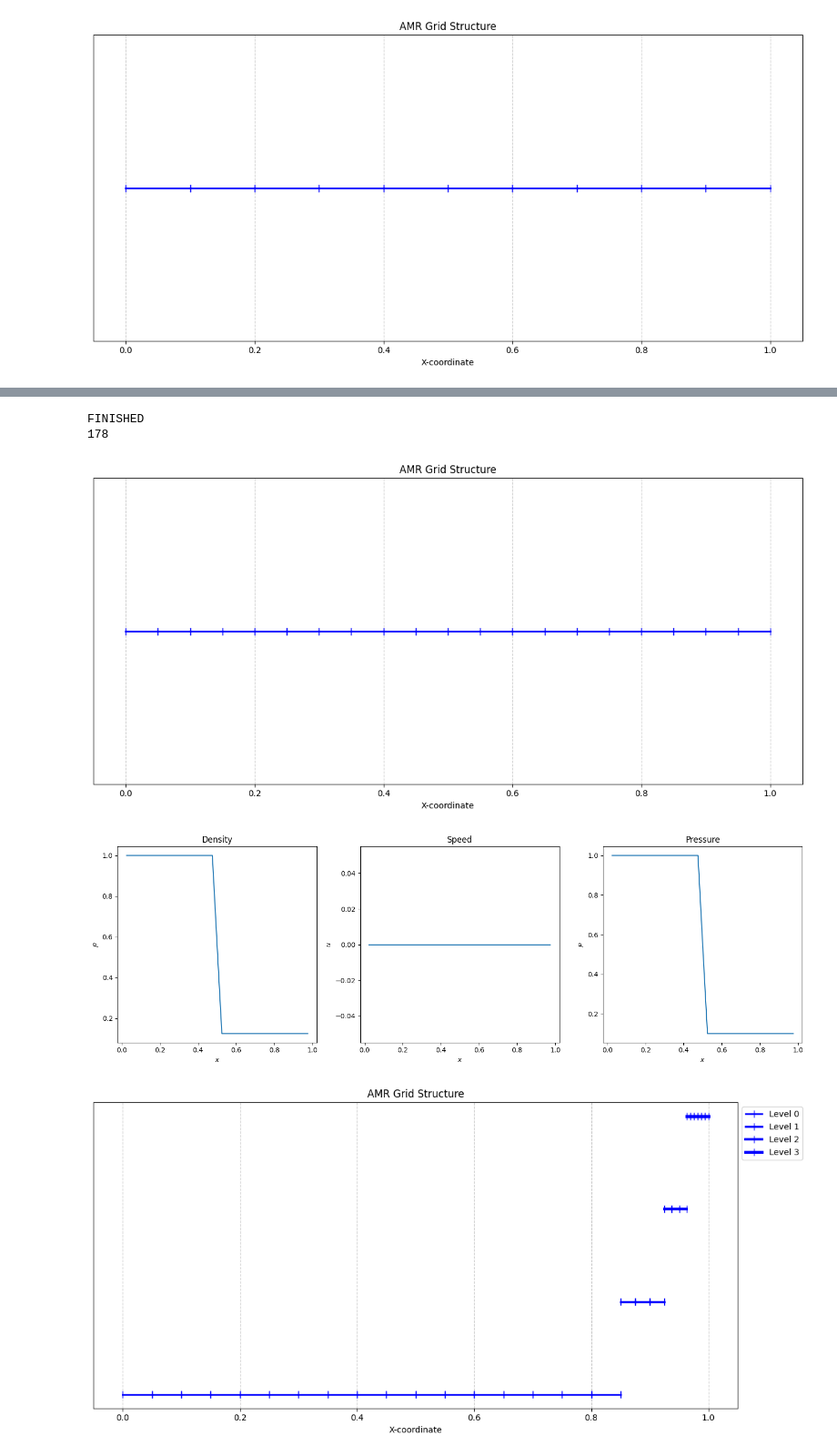
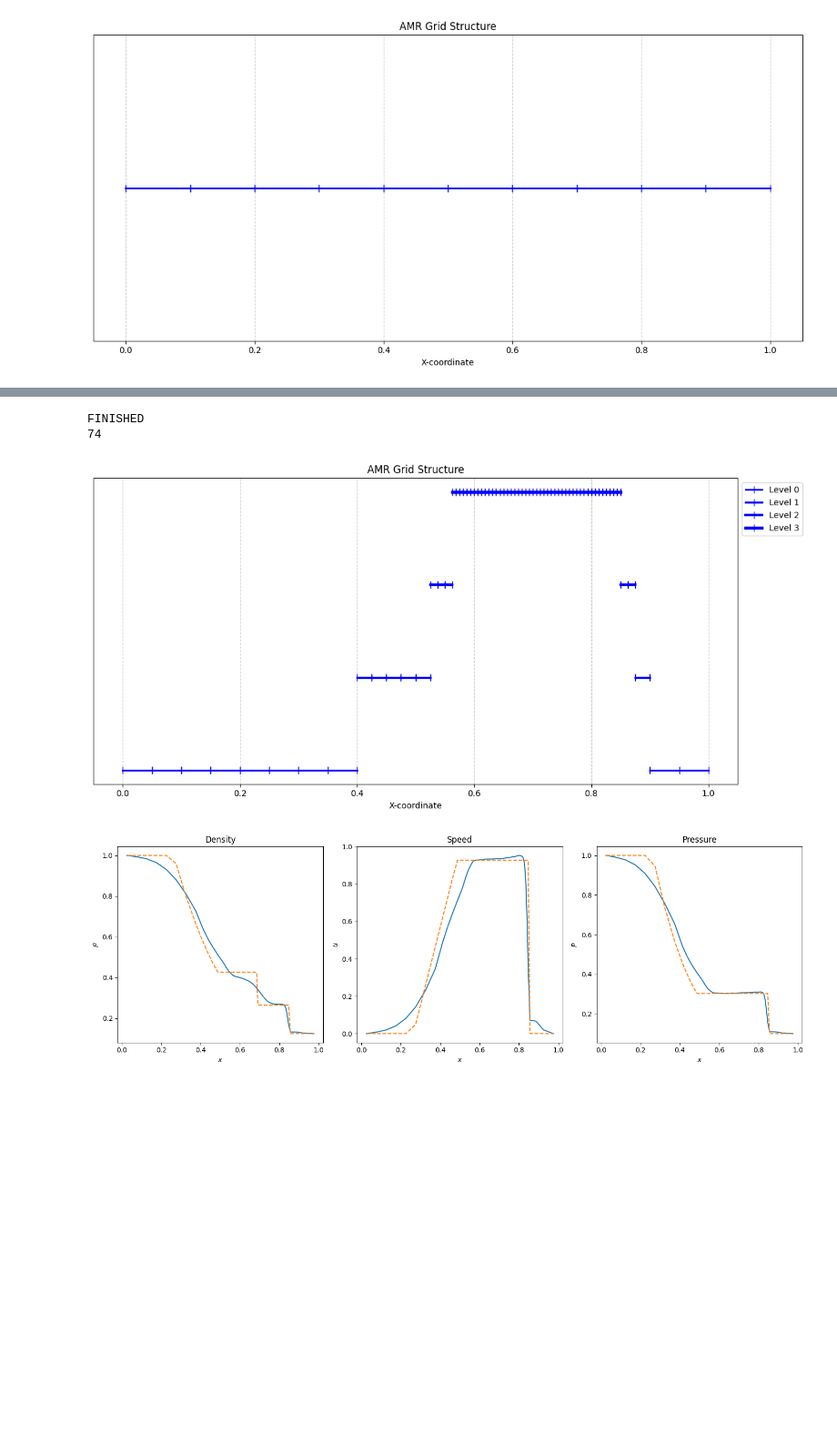
Before and after one commit to yttcari/1d_AMR, a Jupyter notebook: 03_1DAMR_solver.ipynb, the cells around one changed output, grey strips where cells are left out. Shown at 91% size. Saved outputs shown, nothing was run; the diff lists cells and outputs as text; code cells hidden in the pictures; blank space fills up the shorter version.

Commit message:
added analytical solution

```diff
--- a/03_1DAMR_solver.ipynb
+++ b/03_1DAMR_solver.ipynb
@@ -46,11 +46,13 @@ def init_grid(grid):
             cell.prim = list(state_left)
         else:
             cell.prim = list(state_right)
+    #  [rho_L, u_L, P_L, rho_R, u_R, P_R, gamma, x_diaphragm] for plotting analytical solution
+    return [1, 0, 1, 0.125, 0, 0.1, FVM.get_gamma(), 0.5]
 # %%
 grid0 = grid.grid(1, 10)
-init_grid(grid0)
+init_con = init_grid(grid0)
 
 viz.plot_amr_grid(grid0, label=True)
-viz.plot_amr_value(grid0)
+viz.plot_amr_value(grid0, analytic=init_con)
 # %% [output]
 [figure]
@@ -58,16 +60,13 @@ viz.plot_amr_value(grid0)
 # %%
 grid1 = grid.grid(L=1, N=20)
 init_grid(grid1)
-viz.plot_amr_grid(grid1)
-viz.plot_amr_value(grid1)
-grid1_history = FVM.solve(FVM.HLL_flux, grid1, t_final=0.5, refine_epsilon=0.5, corase_epsilon=0.3)
+grid1_history = FVM.solve(FVM.HLL_flux, grid1, t_final=0.2, refine_epsilon=0.5, corase_epsilon=0.3)
 print(len(grid1_history))
 viz.plot_amr_grid(grid1)
-viz.plot_amr_value(grid1)
+viz.plot_amr_value(grid1, analytic=init_con)
 #viz.animate(grid1_history, 'plot/test.gif')
 # %% [output]
 FINISHED
-178
+74
-[figure, old version]
+[figure, new version]
-[figure, old version]
+[figure, new version]
-[figure, removed]
```
Also changed, not shown: parts of 3 cells of this notebook, 5 other files.
